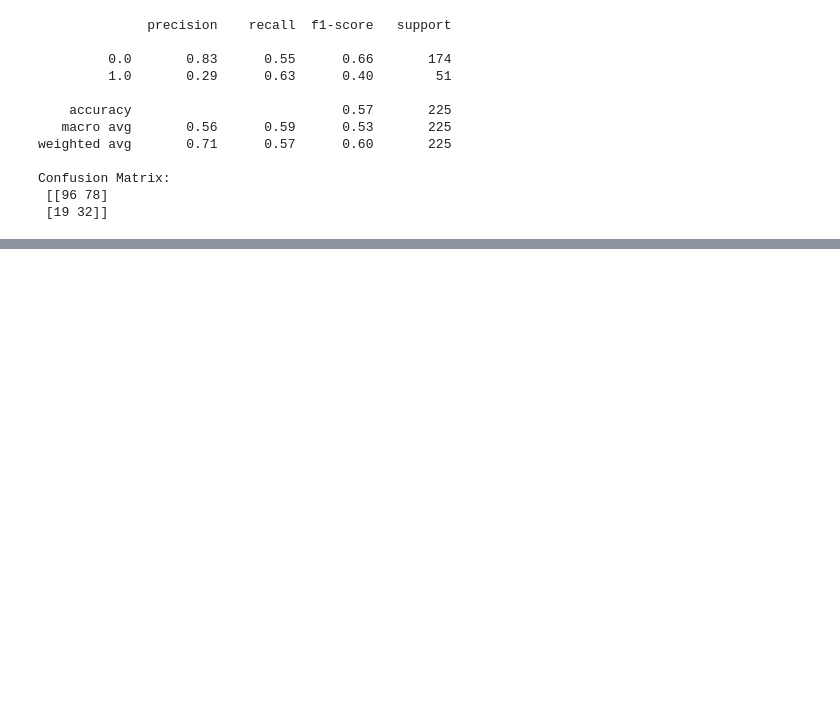
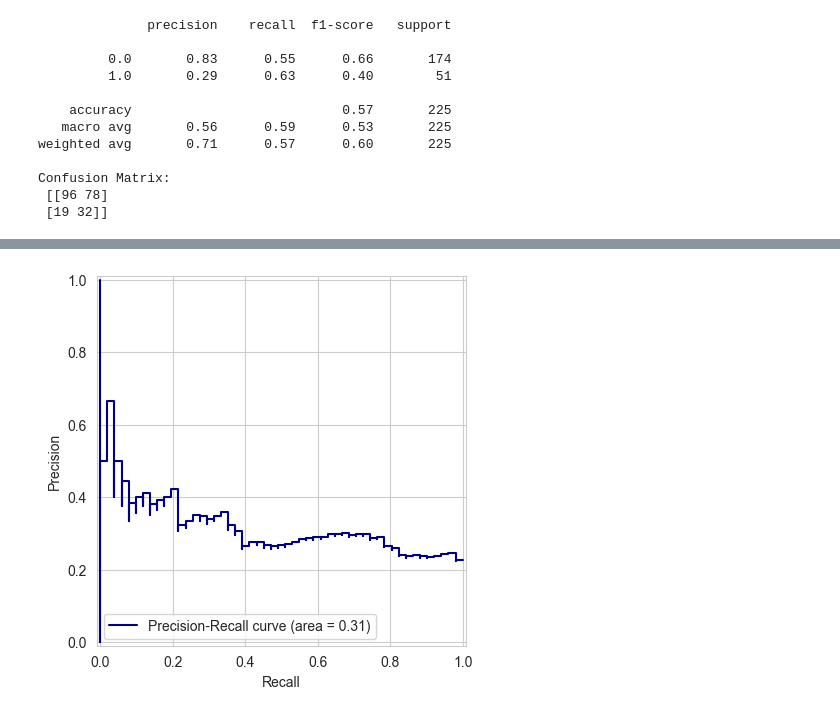
Before and after one commit to hocku2675/Credit-Risk-Classification, a Jupyter notebook: Credit risk classification.ipynb, the cells around one changed output, grey strips where cells are left out. Saved outputs shown, nothing was run; the diff lists cells and outputs as text; code cells hidden in the pictures; blank space fills up the shorter version.

```diff
--- a/Credit risk classification.ipynb
+++ b/Credit risk classification.ipynb
@@ -228,0 +228,8 @@ plt.show()
+# %%
+from sklearn.metrics import PrecisionRecallDisplay, precision_recall_curve
+
+prec, recall, _ = precision_recall_curve(y_test, y_pred_prob, pos_label=grid_search.classes_[1])
+pr_auc = auc(recall, prec)
+pr_curve = PrecisionRecallDisplay(precision=prec, recall=recall).plot(label=f'Precision-Recall curve (area = {pr_auc:.2f})', color='navy')
+# %% [output]
+[figure, added]
```
Also changed, not shown: parts of 2 cells of this notebook.
